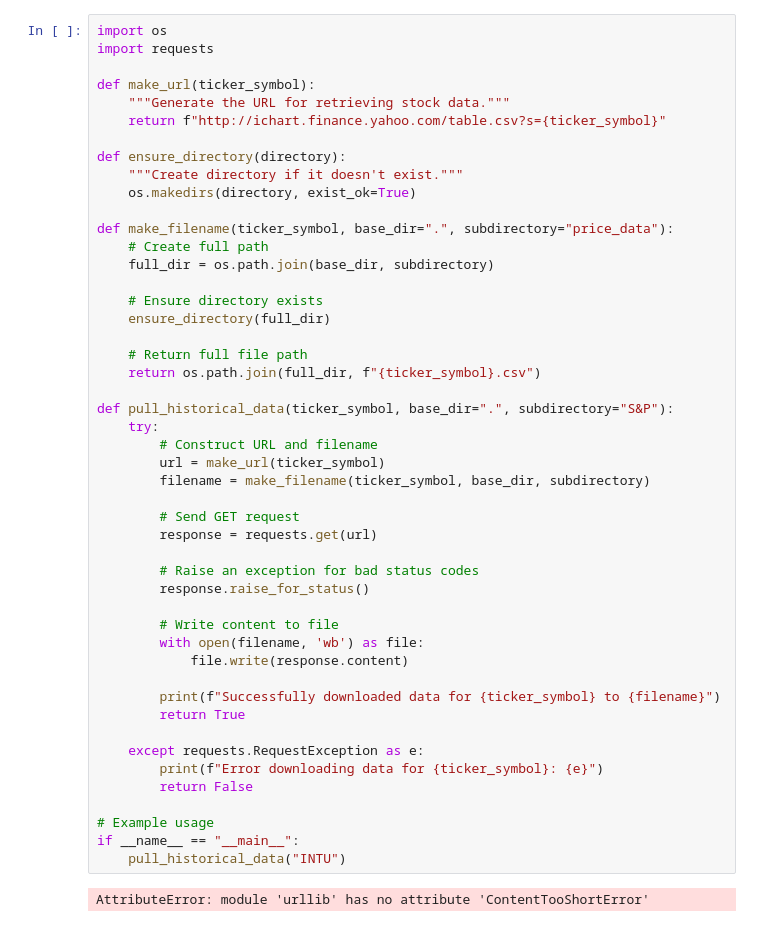
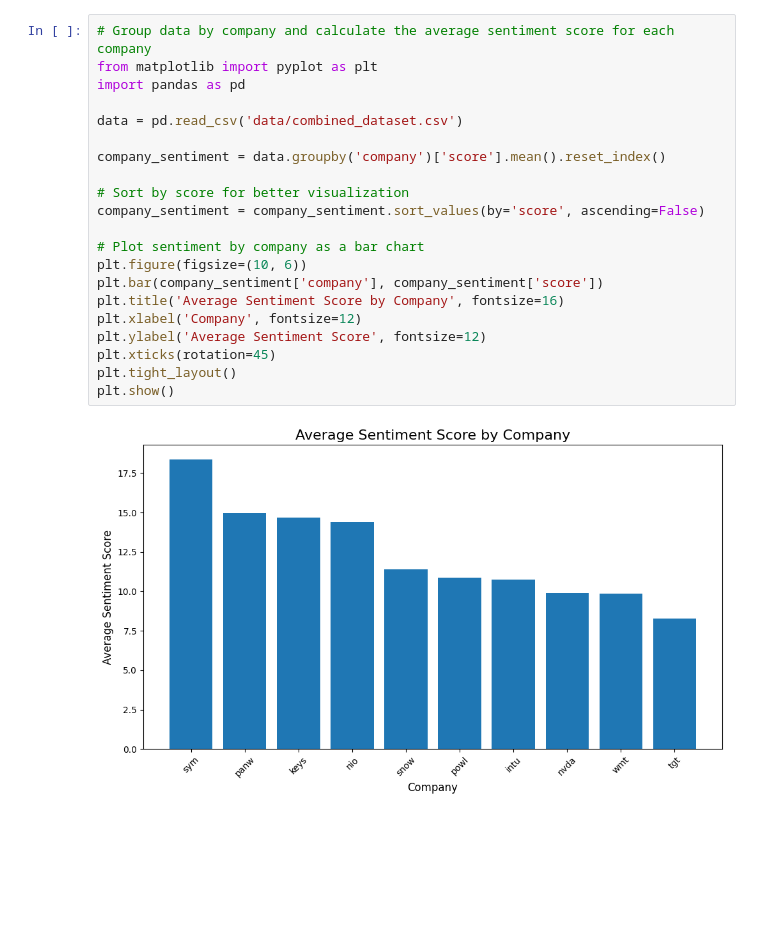
Before and after one commit to larkben/636-dataproject, a Jupyter notebook: model.ipynb, the cells around one changed output. Saved outputs shown, nothing was run; the diff lists cells and outputs as text; blank space fills up the shorter version.

Commit message:
sentiment for all companies
the higher the number the greater positive the sentiment

```diff
--- a/model.ipynb
+++ b/model.ipynb
@@ -71,50 +1,23 @@ analyze_stock_sentiment(file_path, cutoff_date)
-# %%
-import os
-import requests
-
-def make_url(ticker_symbol):
-    """Generate the URL for retrieving stock data."""
-    return f"http://ichart.finance.yahoo.com/table.csv?s={ticker_symbol}"
-
-def ensure_directory(directory):
-    """Create directory if it doesn't exist."""
-    os.makedirs(directory, exist_ok=True)
-
-def make_filename(ticker_symbol, base_dir=".", subdirectory="price_data"):
-    # Create full path
-    full_dir = os.path.join(base_dir, subdirectory)
-
-    # Ensure directory exists
-    ensure_directory(full_dir)
-
-    # Return full file path
-    return os.path.join(full_dir, f"{ticker_symbol}.csv")
-
-def pull_historical_data(ticker_symbol, base_dir=".", subdirectory="S&P"):
-    try:
-        # Construct URL and filename
-        url = make_url(ticker_symbol)
-        filename = make_filename(ticker_symbol, base_dir, subdirectory)
-
-        # Send GET request
-        response = requests.get(url)
-
-        # Raise an exception for bad status codes
-        response.raise_for_status()
-
-        # Write content to file
-        with open(filename, 'wb') as file:
-            file.write(response.content)
-
-        print(f"Successfully downloaded data for {ticker_symbol} to {filename}")
-        return True
-
-    except requests.RequestException as e:
-        print(f"Error downloading data for {ticker_symbol}: {e}")
-        return False
-
-# Example usage
-if __name__ == "__main__":
-    pull_historical_data("INTU")
-# %% [output]
-AttributeError: module 'urllib' has no attribute 'ContentTooShortError'
+# %%
+# Group data by company and calculate the average sentiment score for each company
+from matplotlib import pyplot as plt
+import pandas as pd
+
+data = pd.read_csv('data/combined_dataset.csv')
+
+company_sentiment = data.groupby('company')['score'].mean().reset_index()
+
+# Sort by score for better visualization
+company_sentiment = company_sentiment.sort_values(by='score', ascending=False)
+
+# Plot sentiment by company as a bar chart
+plt.figure(figsize=(10, 6))
+plt.bar(company_sentiment['company'], company_sentiment['score'])
+plt.title('Average Sentiment Score by Company', fontsize=16)
+plt.xlabel('Company', fontsize=12)
+plt.ylabel('Average Sentiment Score', fontsize=12)
+plt.xticks(rotation=45)
+plt.tight_layout()
+plt.show()
+# %% [output]
+[figure, added]
```
Also changed, not shown: parts of 1 cell of this notebook.
